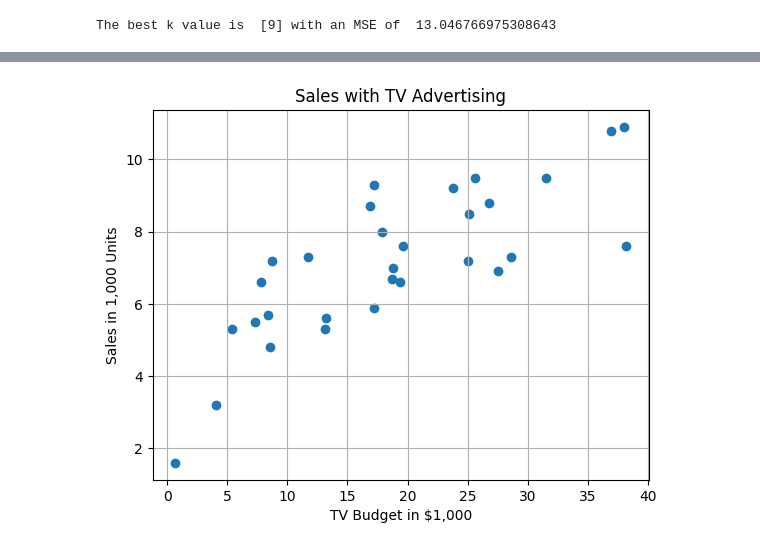
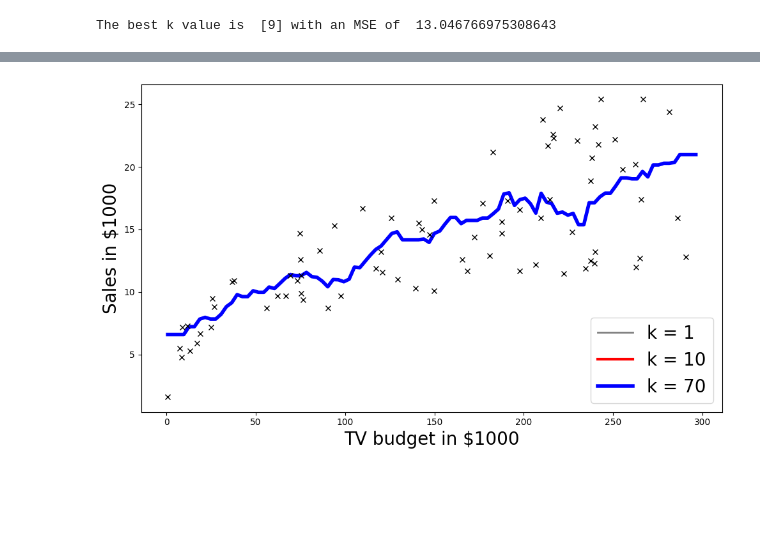
Before and after one commit to BrennZA/Introduction-to-DS-w-Python, a Jupyter notebook: tv-sales.ipynb, the cells around one changed output, grey strips where cells are left out. Cells and saved outputs as stored; diff of their text form; code cells hidden in the pictures; blank space fills up the shorter version.

```diff
--- a/tv-sales.ipynb
+++ b/tv-sales.ipynb
@@ -159,7 +150,7 @@ Text(0, 0.5, 'Sales in $1000')
 [figure]
 # %%
 # Read the data from the file 'Advertising.csv'
-df = pd.read_csv('/content/Advertising.csv')
+df = pd.read_csv('/content/drive/MyDrive/intro-data-science/csv-files/Advertising.csv')
 
 # Set 'TV' as the predictor variable 'x'
 x = df[['TV']]
@@ -315,13 +265,44 @@ tv_sales.head(10)
-# %%
-# Plot scatter figure of tv_sales
-limited_tv_sales = tv_sales.iloc[:30]
-
-fig = plt.scatter(limited_tv_sales['tv'], limited_tv_sales['sales'])
-
-plt.grid(True)
-
-plt.xlabel('TV Budget in $1,000')
-plt.ylabel('Sales in 1,000 Units')
-plt.title('Sales with TV Advertising');
-# %% [output]
-[figure, removed]
+# %%
+# Set the grid to plot the values
+fig, ax = plt.subplots(figsize=(10, 6))
+
+# Create a dictionary to store the k value against MSE fit {k: MSE@k}
+knn_dict = {}
+
+# Variable used to alter the linewidth of each plot
+j = 0
+
+# Loop over all the k values
+for k_value in k_list:
+
+  # Creating a kNN Regression model
+  model = KNeighborsRegressor(n_neighbors=9)
+
+  # Fitting the regression model on the training data
+  model.fit(x_train, y_train)
+
+  # Use the trained model to predict on the test data
+  y_pred = model.predict(x_test)
+
+  # Calculate the MSE of the test data predictions
+  MSE = mean_squared_error(y_test, y_pred, squared=True)
+
+  # Store the MSE values of each k value in the dictionary
+  knn_dict[k_value] = MSE
+
+  # Helper code to plot the data along with the model predictions
+  colors = ['grey', 'r', 'b']
+  if k_value in [1, 10, 70]:
+    xvals = np.linspace(x.min(), x.max(), 100)
+    ypreds = model.predict(xvals)
+    ax.plot(xvals, ypreds, '-', label = f'k = {int(k_value)}', linewidth=j+2, color = colors[j])
+    j+=1
+
+ax.legend(loc='lower right', fontsize=20)
+# ax.plot(x_train, y_train, 'x', label='train', color='k')
+ax.plot(x_test, y_test, 'x', label='train', color='k')
+ax.set_xlabel('TV budget in $1000', fontsize=20)
+ax.set_ylabel('Sales in $1000', fontsize=20)
+plt.tight_layout();
+# %% [output]
+[figure, added]
```
Also changed, not shown: parts of 11 cells of this notebook.
